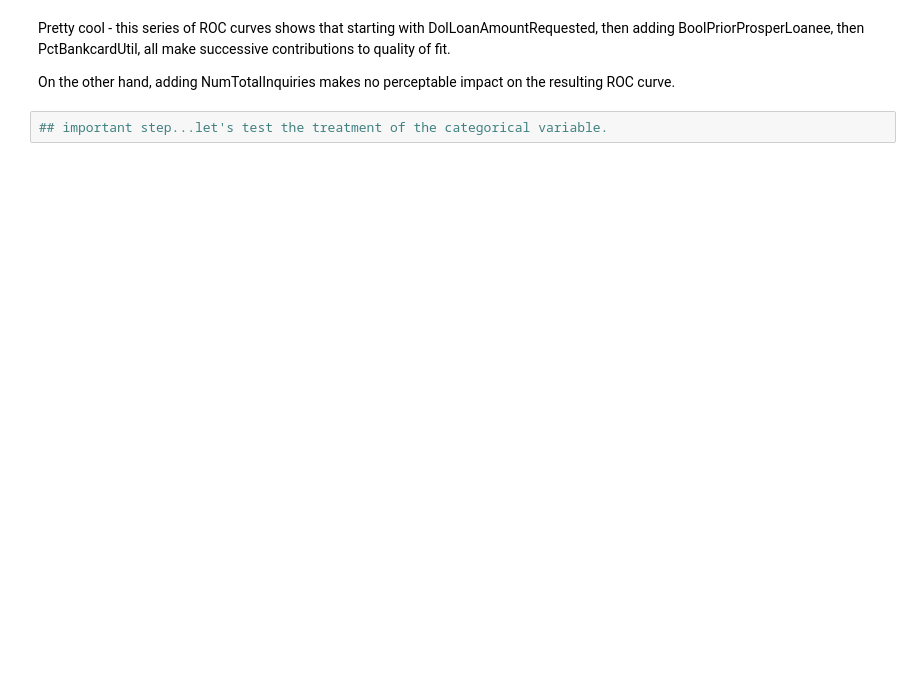
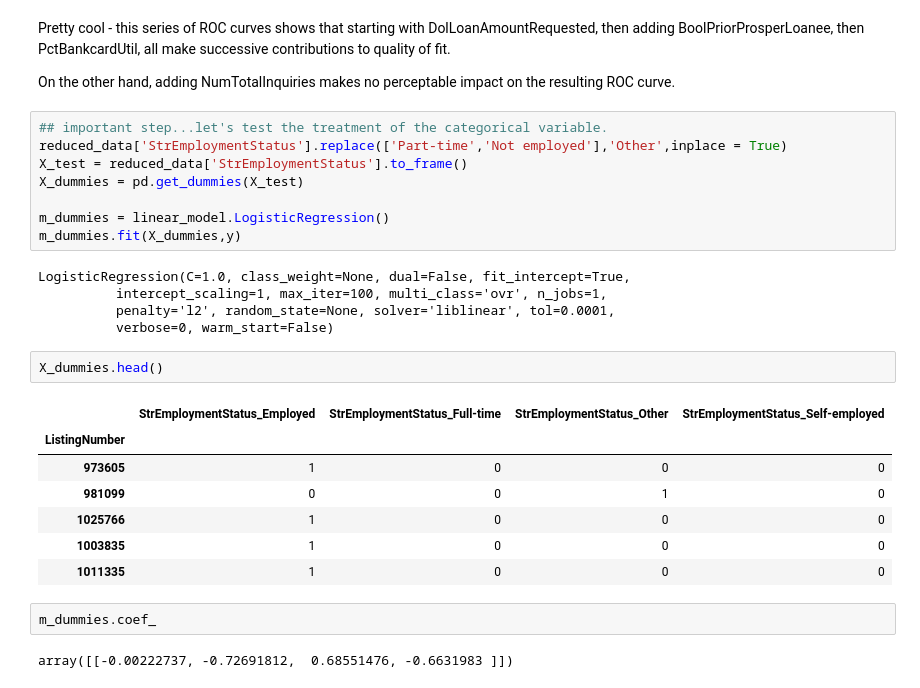
Before and after one commit to magratheazaphod/theorem, a Jupyter notebook: theorem_models_2.ipynb, the cells around one changed output. Cells and saved outputs as stored; diff of their text form; blank space fills up the shorter version.

```diff
--- a/theorem_models_2.ipynb
+++ b/theorem_models_2.ipynb
@@ -216,3 +224,28 @@ Pretty cool - this series of ROC curves shows that starting with DolLoanAmountRe
 On the other hand, adding NumTotalInquiries makes no perceptable impact on the resulting ROC curve.
 # %%
 ## important step...let's test the treatment of the categorical variable.
+reduced_data['StrEmploymentStatus'].replace(['Part-time','Not employed'],'Other',inplace = True)
+X_test = reduced_data['StrEmploymentStatus'].to_frame()
+X_dummies = pd.get_dummies(X_test)
+
+m_dummies = linear_model.LogisticRegression()
+m_dummies.fit(X_dummies,y)
+# %% [output]
+LogisticRegression(C=1.0, class_weight=None, dual=False, fit_intercept=True,
+          intercept_scaling=1, max_iter=100, multi_class='ovr', n_jobs=1,
+          penalty='l2', random_state=None, solver='liblinear', tol=0.0001,
+          verbose=0, warm_start=False)
+# %%
+X_dummies.head()
+# %% [output]
+|  | StrEmploymentStatus_Employed | StrEmploymentStatus_Full-time | StrEmploymentStatus_Other | StrEmploymentStatus_Self-employed |
+| ListingNumber |  |  |  |  |
+| 973605 | 1 | 0 | 0 | 0 |
+| 981099 | 0 | 0 | 1 | 0 |
+| 1025766 | 1 | 0 | 0 | 0 |
+| 1003835 | 1 | 0 | 0 | 0 |
+| 1011335 | 1 | 0 | 0 | 0 |
+# %%
+m_dummies.coef_
+# %% [output]
+array([[-0.00222737, -0.72691812,  0.68551476, -0.6631983 ]])
```
Also changed, not shown: parts of 8 cells of this notebook, 1 other file.
